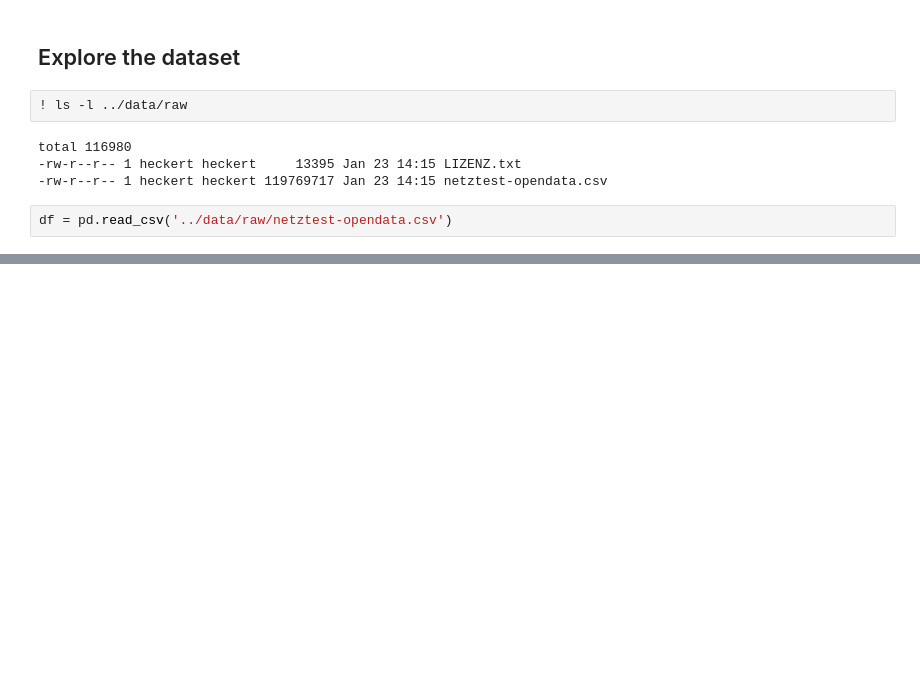
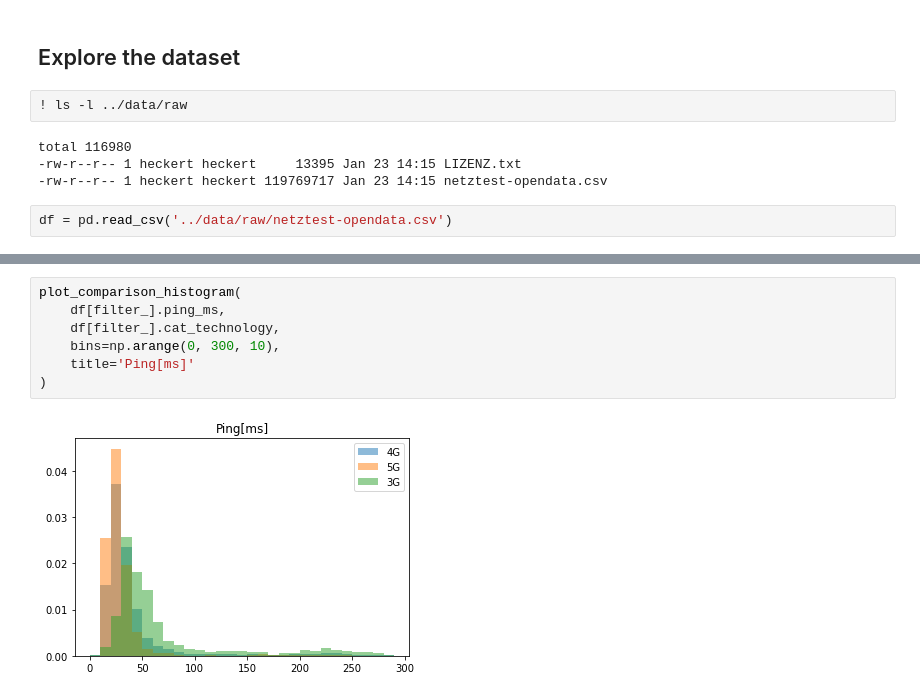
Before and after one commit to heckert/speedtest-classification, a Jupyter notebook: notebooks/01-explore.ipynb, the cells around one changed output, grey strips where cells are left out. Drawn from its saved outputs; the diff is of its cells as text; blank space fills up the shorter version.

```diff
--- a/notebooks/01-explore.ipynb
+++ b/notebooks/01-explore.ipynb
@@ -27,0 +95,9 @@ pandas_profiling.ProfileReport(
+# %%
+plot_comparison_histogram(
+    df[filter_].ping_ms,
+    df[filter_].cat_technology,
+    bins=np.arange(0, 300, 10),
+    title='Ping[ms]'
+)
+# %% [output]
+[figure, added]
```
Also changed, not shown: parts of 14 cells of this notebook, 9 other files.
